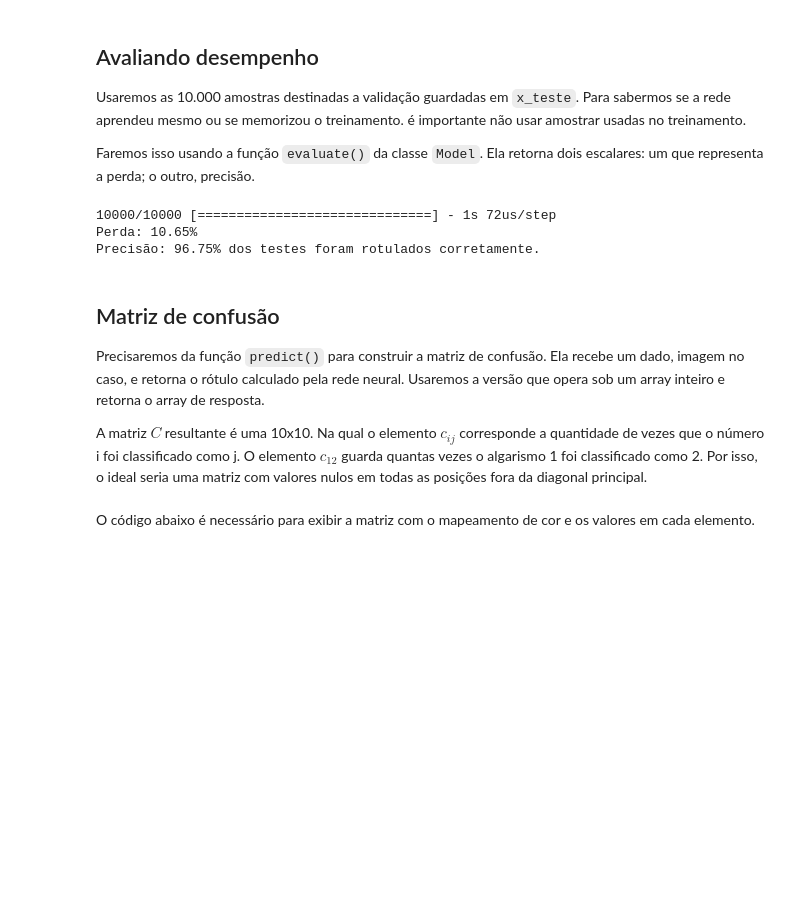
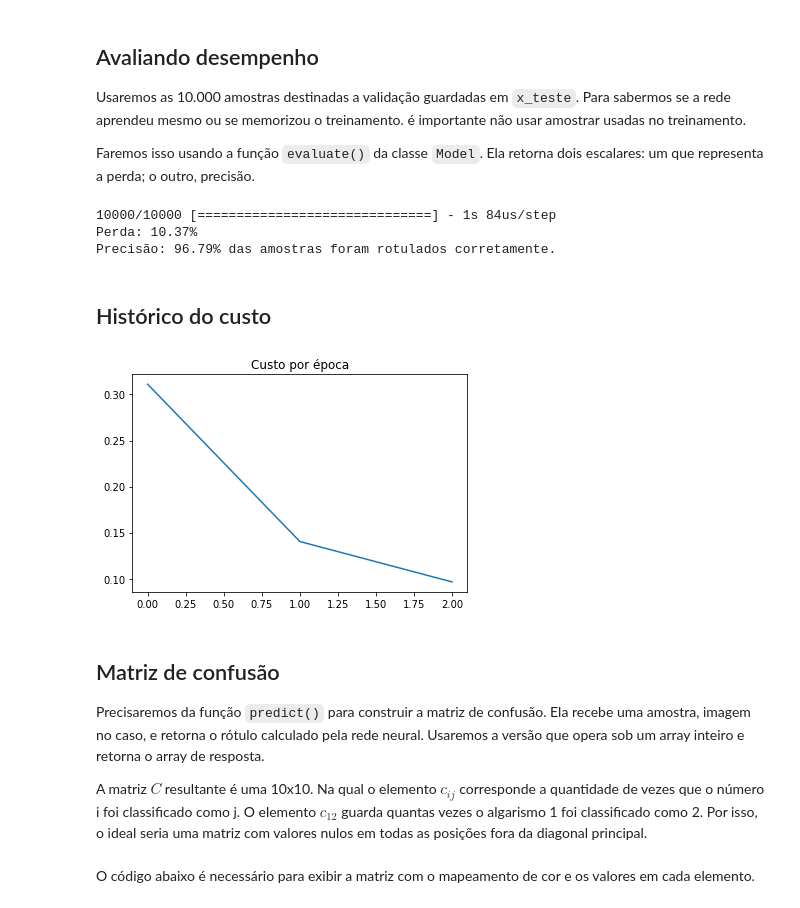
Before and after one commit to victorers1/DCA0133-AprendizagemDeMaquina, a Jupyter notebook: Unidade 2/Q4-ReconhecimentoDeDigitos.ipynb, the cells around one changed output. Cells and saved outputs as stored; diff of their text form; code cells hidden in the pictures; blank space fills up the shorter version.

```diff
--- a/Unidade 2/Q4-ReconhecimentoDeDigitos.ipynb
+++ b/Unidade 2/Q4-ReconhecimentoDeDigitos.ipynb
@@ -104,6 +105,6 @@ model.compile(optimizer='adam', loss='sparse_categorical_crossentropy', metrics=
 # %% [markdown]
 O método `fit()` é o último passo para treinar. Nela, passamos as entradas da rede neural e seus respectivos rótulos. Baseando-se neste conjunto de entradas, os pesos serão calculados para minimizar o erro em relação às respostas em `y_treino`.
 # %%
-model.fit(x_treino, y_treino, epochs=3)
+H = model.fit(x_treino, y_treino, epochs=3)
 # %% [output]
 Epoch 1/3
@@ -122,14 +122,22 @@ Faremos isso usando a função `evaluate()` da classe `Model`. Ela retorna dois
 # %%
 val_perd, val_prec = model.evaluate(x_teste, y_teste)
 print('Perda: {:2.2f}%'.format(val_perd*100))
-print('Precisão: {:2.2f}%'.format(val_prec*100)+' dos testes foram rotulados corretamente.')
+print('Precisão: {:2.2f}%'.format(val_prec*100)+' das amostras foram rotulados corretamente.')
 # %% [output]
-10000/10000 [==============================] - 1s 72us/step
-Perda: 10.65%
-Precisão: 96.75% dos testes foram rotulados corretamente.
+10000/10000 [==============================] - 1s 84us/step
+Perda: 10.37%
+Precisão: 96.79% das amostras foram rotulados corretamente.
+# %% [markdown]
+## Histórico do custo
+# %%
+plt.plot(H.history['loss'])
+plt.title('Custo por época')
+plt.show()
+# %% [output]
+[figure, added]
 # %% [markdown]
 ## Matriz de confusão
-Precisaremos da função `predict()` para construir a matriz de confusão. Ela recebe um dado, imagem no caso, e retorna o rótulo calculado pela rede neural. Usaremos a versão que opera sob um array inteiro e retorna o array de resposta.
+Precisaremos da função `predict()` para construir a matriz de confusão. Ela recebe uma amostra, imagem no caso, e retorna o rótulo calculado pela rede neural. Usaremos a versão que opera sob um array inteiro e retorna o array de resposta.
 
 A matriz $C$ resultante é uma 10x10. Na qual o elemento $c_{ij}$ corresponde a quantidade de vezes que o número i foi classificado como j. O elemento $c_{12}$ guarda quantas vezes o algarismo 1 foi classificado como 2. Por isso, o ideal seria uma matriz com valores nulos em todas as posições fora da diagonal principal.
 # %%
```
Also changed, not shown: parts of 7 cells of this notebook, 1 other file.
